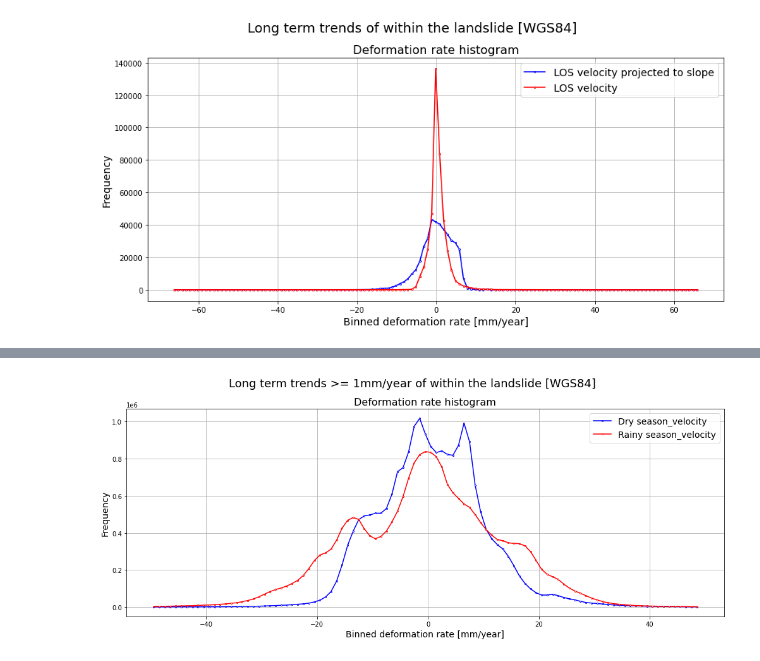
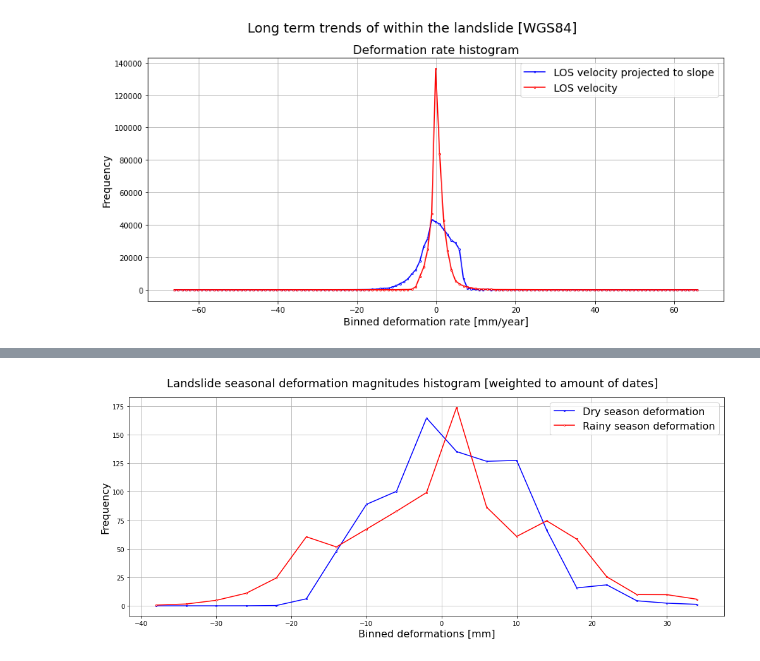
Before and after one commit to nicgar20/ts_analysis, a Jupyter notebook: ts_analysis.ipynb, the cells around one changed output, grey strips where cells are left out. Drawn from its saved outputs; the diff is of its cells as text; code cells hidden in the pictures.

Commit message:
Removed velocity hist and improved def hist

```diff
--- a/ts_analysis.ipynb
+++ b/ts_analysis.ipynb
@@ -929,30 +801,0 @@ detrended_deformations_dry.shape
-# %%
-detrend_deff_bins_seasonal = np.arange(-50,50,1)
-
-detrend_deff_dry_hist, detrend_deff_dry_bin_edges = np.histogram(detrended_deformations_dry,
-                                                                   detrend_deff_bins_seasonal)
-detrend_deff_dry_bin_centers = detrend_deff_dry_bin_edges[:-1] + np.diff(detrend_deff_dry_bin_edges)/2
-
-detrend_deff_rainy_hist, detrend_deff_rainy_bin_edges = np.histogram(detrended_deformations_rainy,
-                                                                       detrend_deff_bins_seasonal)
-detrend_deff_rainy_bin_centers = detrend_deff_rainy_bin_edges[:-1] + np.diff(detrend_deff_rainy_bin_edges)/2
-
-fig, ax = plt.subplots(figsize = (14,6))
-
-ax.plot(detrend_deff_dry_bin_centers, detrend_deff_dry_hist, 'b',
-        marker="o", markerfacecolor="w", markersize=2,
-        label="Dry season_velocity")
-ax.plot(detrend_deff_rainy_bin_centers, detrend_deff_rainy_hist, 'r',
-        marker="o", markerfacecolor="w", markersize=2,
-        label="Rainy season_velocity")
-ax.set_title('Deformation rate histogram', size=16)
-ax.set_xlabel('Binned deformation rate [mm/year]', size=14)
-ax.set_ylabel('Frequency', size=14)
-ax.grid('on')
-ax.legend(fontsize=14)
-
-fig.suptitle("Long term trends >= 1mm/year of within the landslide [WGS84]", size=18)
-plt.tight_layout()
-plt.show()
-# %% [output]
-[figure, removed]
@@ -958,0 +808,43 @@ plt.show()
+# %%
+def ts_detrend(ts):
+    diff_detrend = []
+    for i in range(1, len(ts)):
+        diff_detrend.append(ts[i] - ts[i-1])
+    return diff_detrend
+
+detrended_deformations_landslide = np.apply_along_axis(ts_detrend,axis=0, arr=ts_landslide) # in mm
+# %%
+dry_ids_detrend = (dry_season_id-1)[(dry_season_id-1)>=0]
+rainy_ids_detrend = (rainy_season_id-1)[(rainy_season_id-1)>=0]
+detrended_deformations_landslide_dry = np.take(detrended_deformations_landslide, dry_ids_detrend, axis=0)
+detrended_deformations_landslide_rainy = np.take(detrended_deformations_landslide, rainy_ids_detrend, axis=0)
+# %%
+detrend_def_bins_seasonal = np.arange(-40,40,4)
+detrend_def_dry_hist, detrend_def_dry_bin_edges = np.histogram(detrended_deformations_landslide_dry,
+                                                                   detrend_def_bins_seasonal)
+detrend_def_dry_bin_centers = detrend_def_dry_bin_edges[:-1] + np.diff(detrend_def_dry_bin_edges)/2
+
+detrend_def_rainy_hist, detrend_def_rainy_bin_edges = np.histogram(detrended_deformations_landslide_rainy,
+                                                                       detrend_def_bins_seasonal)
+detrend_def_rainy_bin_centers = detrend_def_rainy_bin_edges[:-1] + np.diff(detrend_def_rainy_bin_edges)/2
+# %%
+fig, ax = plt.subplots(figsize = (14,6))
+
+dry_data_points = detrended_deformations_landslide_dry.shape[0]
+rainy_data_points = detrended_deformations_landslide_rainy.shape[0]
+
+ax.plot(detrend_def_dry_bin_centers, detrend_def_dry_hist/dry_data_points, 'b',
+        marker="o", markerfacecolor="w", markersize=2,
+        label="Dry season deformation")
+ax.plot(detrend_def_rainy_bin_centers, detrend_def_rainy_hist/rainy_data_points, 'r',
+        marker="o", markerfacecolor="w", markersize=2,
+        label="Rainy season deformation")
+ax.set_xlabel('Binned deformations [mm]', size=16)
+ax.set_ylabel('Frequency', size=16)
+ax.grid('on')
+ax.legend(fontsize=16)
+fig.suptitle("Landslide seasonal deformation magnitudes histogram [weighted to amount of dates]", size=18)
+plt.tight_layout()
+plt.show()
+# %% [output]
+[figure, added]
```
Also changed, not shown: parts of 15 cells of this notebook.
